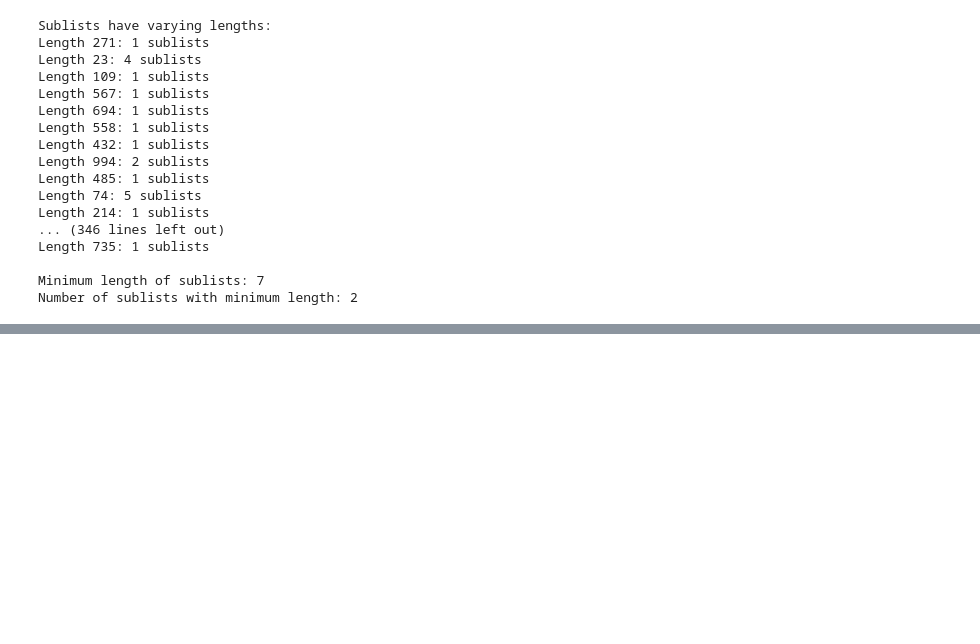
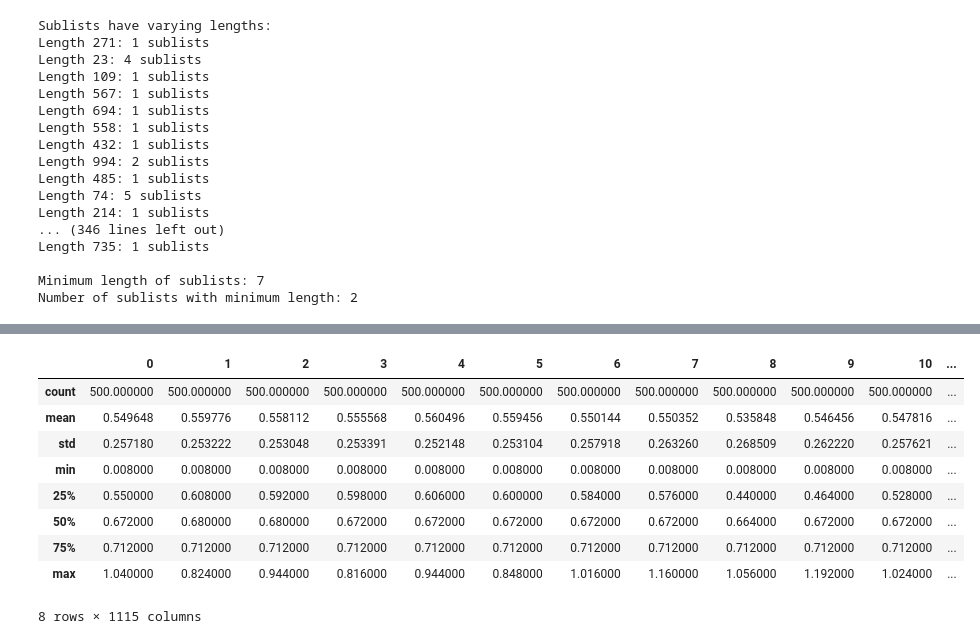
Before and after one commit to ThamilezaiAnanthakumar/Cuffless-Blood-Pressure-Monitoring-using-PAT, a Jupyter notebook: BP.ipynb, the cells around one changed output, grey strips where cells are left out. Cells and saved outputs as stored; diff of their text form; code cells hidden in the pictures; blank space fills up the shorter version.

```diff
--- a/BP.ipynb
+++ b/BP.ipynb
@@ -181,0 +176,13 @@ print(pat_cleaned)  # Output: [0.712, 0.704, 0.704]'''
+# %%
+merged_df.describe()
+# %% [output]
+|  | 0 | 1 | 2 | 3 | 4 | 5 | 6 | 7 | 8 | 9 | 10 | ... |
+| count | 500.000000 | 500.000000 | 500.000000 | 500.000000 | 500.000000 | 500.000000 | 500.000000 | 500.000000 | 500.000000 | 500.000000 | 500.000000 | ... |
+| mean | 0.549648 | 0.559776 | 0.558112 | 0.555568 | 0.560496 | 0.559456 | 0.550144 | 0.550352 | 0.535848 | 0.546456 | 0.547816 | ... |
+| std | 0.257180 | 0.253222 | 0.253048 | 0.253391 | 0.252148 | 0.253104 | 0.257918 | 0.263260 | 0.268509 | 0.262220 | 0.257621 | ... |
+| min | 0.008000 | 0.008000 | 0.008000 | 0.008000 | 0.008000 | 0.008000 | 0.008000 | 0.008000 | 0.008000 | 0.008000 | 0.008000 | ... |
+| 25% | 0.550000 | 0.608000 | 0.592000 | 0.598000 | 0.606000 | 0.600000 | 0.584000 | 0.576000 | 0.440000 | 0.464000 | 0.528000 | ... |
+| 50% | 0.672000 | 0.680000 | 0.680000 | 0.672000 | 0.672000 | 0.672000 | 0.672000 | 0.672000 | 0.664000 | 0.672000 | 0.672000 | ... |
+| 75% | 0.712000 | 0.712000 | 0.712000 | 0.712000 | 0.712000 | 0.712000 | 0.712000 | 0.712000 | 0.712000 | 0.712000 | 0.712000 | ... |
+| max | 1.040000 | 0.824000 | 0.944000 | 0.816000 | 0.944000 | 0.848000 | 1.016000 | 1.160000 | 1.056000 | 1.192000 | 1.024000 | ... |
+8 rows × 1115 columns
```
Also changed, not shown: parts of 47 cells of this notebook.
